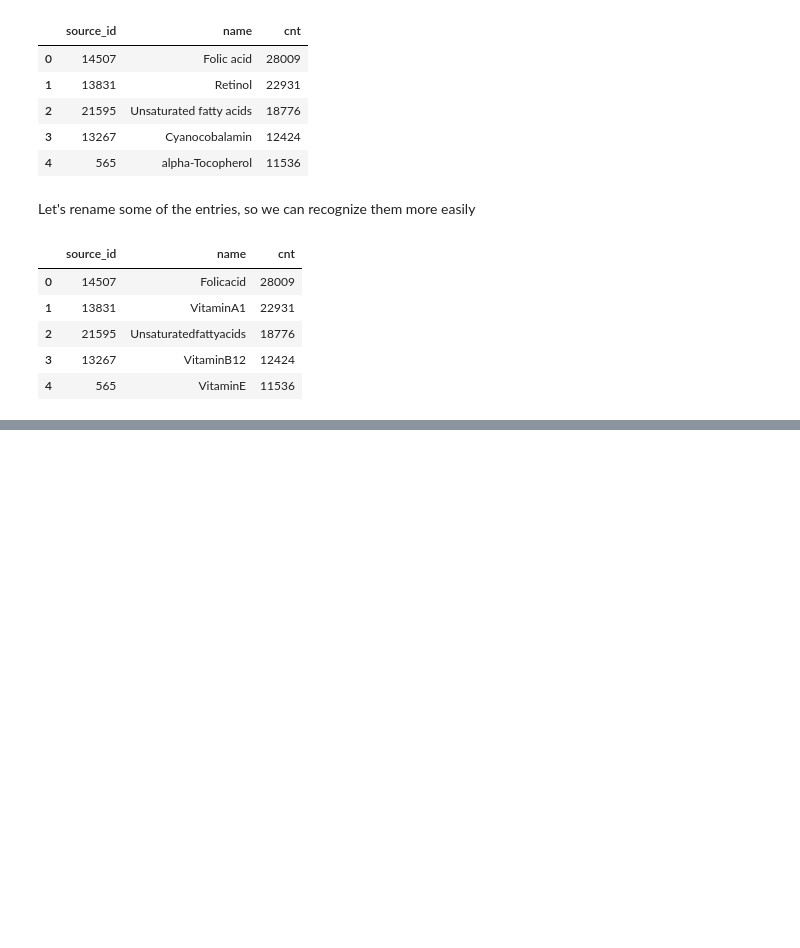
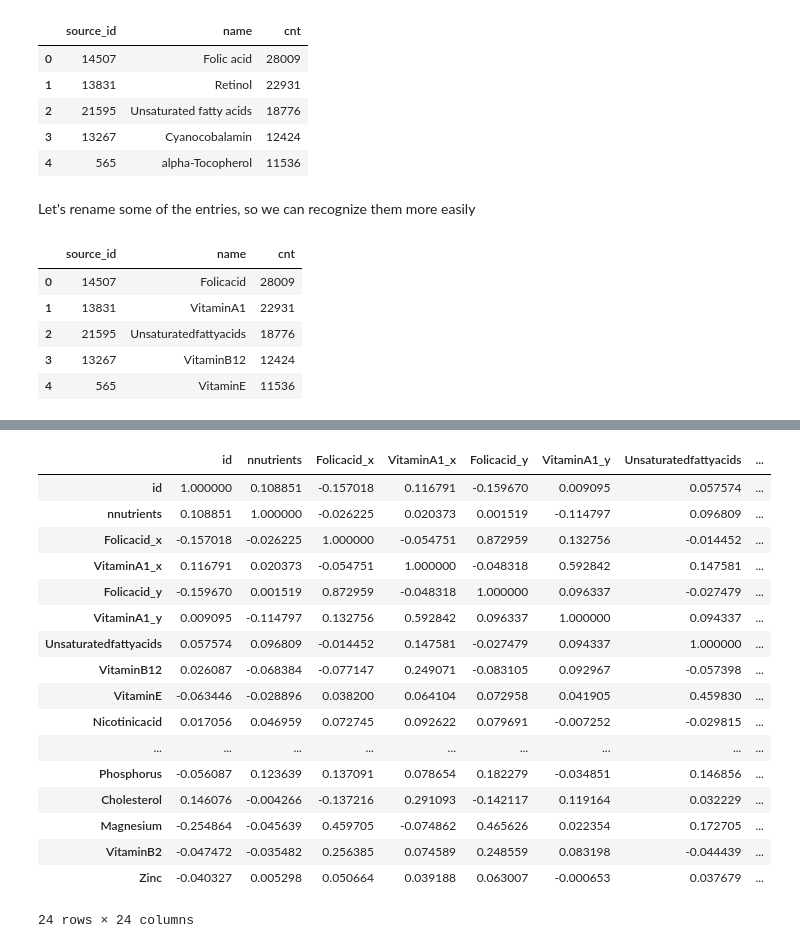
Before and after one commit to himamis/va-lab-project, a Jupyter notebook: Foods.ipynb, the cells around one changed output, grey strips where cells are left out. Drawn from its saved outputs; the diff is of its cells as text; code cells hidden in the pictures; blank space fills up the shorter version.

Commit message:
Continue with foods

```diff
--- a/Foods.ipynb
+++ b/Foods.ipynb
@@ -7,0 +10,3 @@ connection = con.connect(user = 'root', password = 'root', database = 'foodb')
+# %%
+foods = pd.read_sql("SELECT f.id, f.name, f.food_subgroup, COUNT(DISTINCT c.source_id) AS nnutrients FROM foods AS f, contents AS c " +
+                    "WHERE f.id = c.food_id AND c.source_type = \"Nutrient\" GROUP BY f.id", connection)
@@ -40,3 +54,14 @@ compounds.head()
 | 2 | 21595 | Unsaturatedfattyacids | 18776 |
 | 3 | 13267 | VitaminB12 | 12424 |
 | 4 | 565 | VitaminE | 11536 |
+# %%
+for _, row in compounds.iterrows():
+
+    df = pd.read_sql("SELECT food_id, standard_content FROM `contents` " +
+                     "WHERE source_type = \"Compound\" AND source_id = " + str(row['source_id'])
+                     , connection)
+    grouped = df.groupby('food_id')
+    df = grouped.median().reset_index()
+    df.columns = ['food_id', row['name']]
+    foods = foods.merge(df, 'left', left_on = 'id', right_on = 'food_id')
+    del foods['food_id'] # remove extra column
@@ -42,0 +78,21 @@ compounds.head()
+# %%
+foods.corr()
+# %% [output]
+|  | id | nnutrients | Folicacid_x | VitaminA1_x | Folicacid_y | VitaminA1_y | Unsaturatedfattyacids | ... |
+| id | 1.000000 | 0.108851 | -0.157018 | 0.116791 | -0.159670 | 0.009095 | 0.057574 | ... |
+| nnutrients | 0.108851 | 1.000000 | -0.026225 | 0.020373 | 0.001519 | -0.114797 | 0.096809 | ... |
+| Folicacid_x | -0.157018 | -0.026225 | 1.000000 | -0.054751 | 0.872959 | 0.132756 | -0.014452 | ... |
+| VitaminA1_x | 0.116791 | 0.020373 | -0.054751 | 1.000000 | -0.048318 | 0.592842 | 0.147581 | ... |
+| Folicacid_y | -0.159670 | 0.001519 | 0.872959 | -0.048318 | 1.000000 | 0.096337 | -0.027479 | ... |
+| VitaminA1_y | 0.009095 | -0.114797 | 0.132756 | 0.592842 | 0.096337 | 1.000000 | 0.094337 | ... |
+| Unsaturatedfattyacids | 0.057574 | 0.096809 | -0.014452 | 0.147581 | -0.027479 | 0.094337 | 1.000000 | ... |
+| VitaminB12 | 0.026087 | -0.068384 | -0.077147 | 0.249071 | -0.083105 | 0.092967 | -0.057398 | ... |
+| VitaminE | -0.063446 | -0.028896 | 0.038200 | 0.064104 | 0.072958 | 0.041905 | 0.459830 | ... |
+| Nicotinicacid | 0.017056 | 0.046959 | 0.072745 | 0.092622 | 0.079691 | -0.007252 | -0.029815 | ... |
+| ... | ... | ... | ... | ... | ... | ... | ... | ... |
+| Phosphorus | -0.056087 | 0.123639 | 0.137091 | 0.078654 | 0.182279 | -0.034851 | 0.146856 | ... |
+| Cholesterol | 0.146076 | -0.004266 | -0.137216 | 0.291093 | -0.142117 | 0.119164 | 0.032229 | ... |
+| Magnesium | -0.254864 | -0.045639 | 0.459705 | -0.074862 | 0.465626 | 0.022354 | 0.172705 | ... |
+| VitaminB2 | -0.047472 | -0.035482 | 0.256385 | 0.074589 | 0.248559 | 0.083198 | -0.044439 | ... |
+| Zinc | -0.040327 | 0.005298 | 0.050664 | 0.039188 | 0.063007 | -0.000653 | 0.037679 | ... |
+24 rows × 24 columns
```
Also changed, not shown: parts of 4 cells of this notebook.
